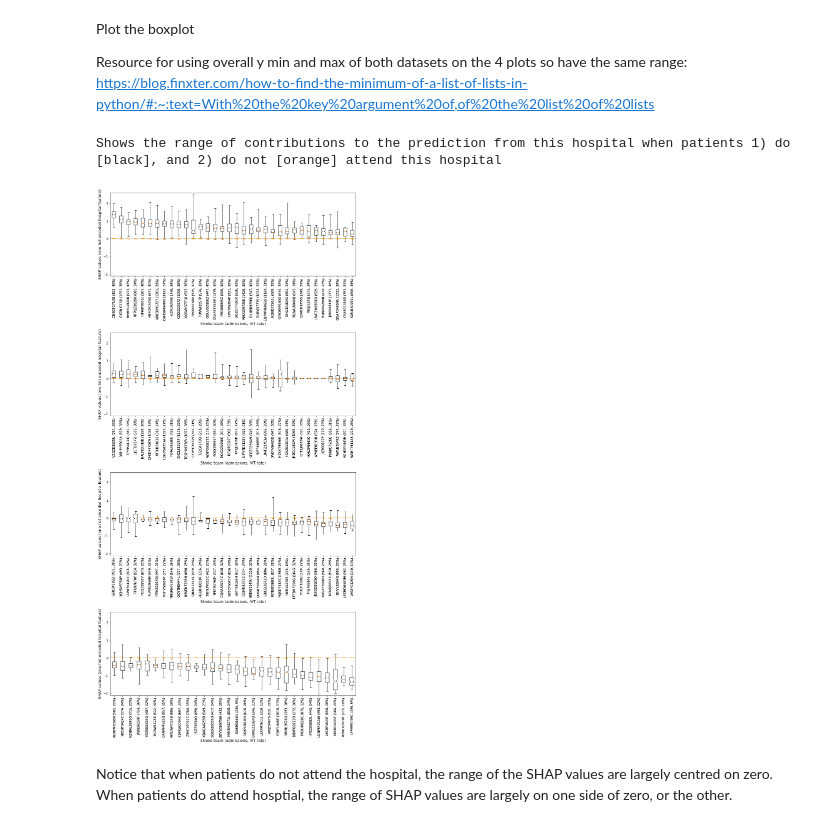
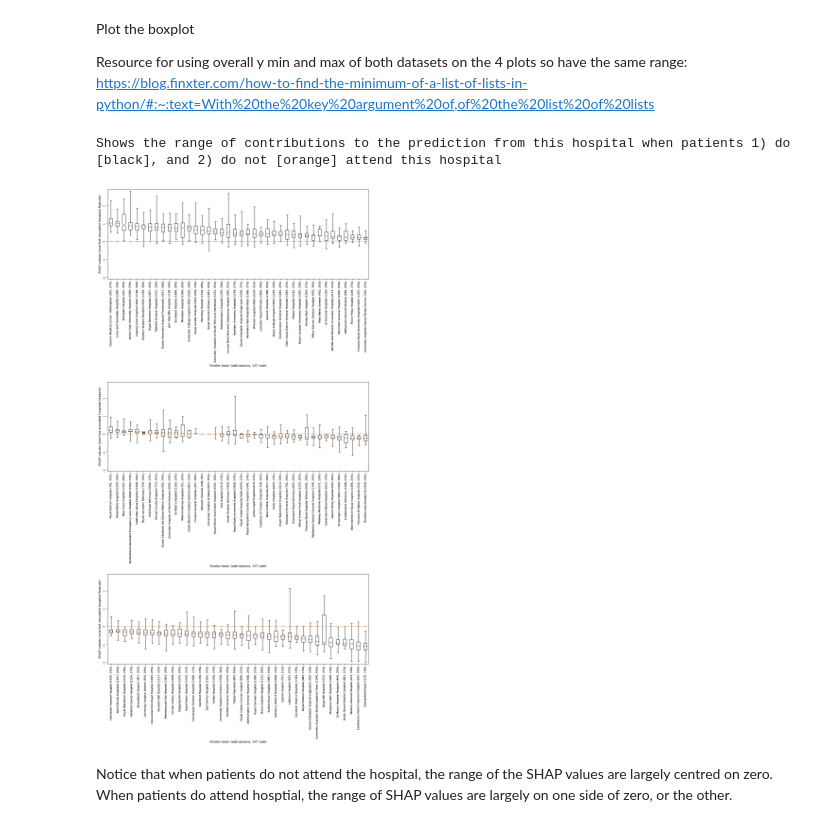
Before and after one commit to samuel-book/stroke_outcome_ml, a Jupyter notebook: xgb_7_features/200_xgb_all_data_thrombolysis_decision_hospital_shap_values.ipynb, the cells around one changed output. Cells and saved outputs as stored; diff of their text form; code cells hidden in the pictures.

```diff
--- a/xgb_7_features/200_xgb_all_data_thrombolysis_decision_hospital_shap_values.ipynb
+++ b/xgb_7_features/200_xgb_all_data_thrombolysis_decision_hospital_shap_values.ipynb
@@ -130,3 +155,5 @@ data = pd.read_csv(filename)
+# %%
+data["S2Thrombolysis"] = data["scan_to_thrombolysis_time"] > -100
 # %% [markdown]
 Keep only patients not taking AF anticoagulants (dataset already only includes patients that have an infarction)
 # %%
@@ -405,18 +450,20 @@ Firstly, to order the hospitals, create a dataframe containing the mean SHAP val
 attend_stroketeam_min = []
 attend_stroketeam_q1 = []
 attend_stroketeam_mean = []
+attend_stroketeam_median = []
 attend_stroketeam_q3 = []
 attend_stroketeam_max = []
 
 # For each hospital, store descriptive statistics of SHAP values for those
 #   instances that attend the hospital
 for h in hospital_names:
-    mask = df_hosp_shap_values['Stroke team'] == h
+    mask = df_hosp_shap_values['stroke_team'] == h
     data_stroke_team = df_hosp_shap_values[h][mask]
     q1, q3 = np.percentile(data_stroke_team, [25,75])
     attend_stroketeam_min.append(data_stroke_team.min())
     attend_stroketeam_q1.append(q1)
     attend_stroketeam_mean.append(data_stroke_team.mean())
+    attend_stroketeam_median.append(data_stroke_team.median())
     attend_stroketeam_q3.append(q3)
     attend_stroketeam_max.append(data_stroke_team.max())
 
@@ -425,11 +472,12 @@ df_hosp_shap_value_stats = pd.DataFrame(hospital_names, columns=["hospital"])
 df_hosp_shap_value_stats["shap_min"] = attend_stroketeam_min
 df_hosp_shap_value_stats["shap_q1"] = attend_stroketeam_q1
 df_hosp_shap_value_stats["shap_mean"] = attend_stroketeam_mean
+df_hosp_shap_value_stats["shap_median"] = attend_stroketeam_median
 df_hosp_shap_value_stats["shap_q3"] = attend_stroketeam_q3
 df_hosp_shap_value_stats["shap_max"] = attend_stroketeam_max
 
 # sort in descending mean SHAP value order
-df_hosp_shap_value_stats.sort_values("shap_mean", ascending=False, inplace=True)
+df_hosp_shap_value_stats.sort_values("shap_median", ascending=False, inplace=True)
 
 # show the 25 hospitals with highest SHAP values (mean of all the attended patients)
 df_hosp_shap_value_stats.head(25)
@@ -454,17 +520,17 @@ Create dataframe with admissions and thrombolysis rate per stroke team (index)
 # %%
 # Get Stroke team name, the stroke team admission numbers, and list of SHAP
 #   values for each instance that attended teh stroke team
-unique_stroketeams_list = list(set(X_combined["Stroke team"]))
+unique_stroketeams_list = list(set(X_combined["stroke_team"]))
 admissions = [X[f'team_{s}'].sum() for s in unique_stroketeams_list]
 
 df_stroketeam_ivt_adms = pd.DataFrame(unique_stroketeams_list,
-                                      columns=["Stroke team"])
+                                      columns=["stroke_team"])
 df_stroketeam_ivt_adms["Admissions"] = admissions
-df_stroketeam_ivt_adms.set_index("Stroke team", inplace=True)
+df_stroketeam_ivt_adms.set_index("stroke_team", inplace=True)
 df_stroketeam_ivt_adms.sort_values("Admissions", ascending=True, inplace=True)
 
 # Calculate IVT rate per hosptial
-hosp_ivt_rate = data.groupby(by=["Stroke team"]).mean()["Thrombolysis"]
+hosp_ivt_rate = data.groupby(by=["stroke_team"]).mean()["S2Thrombolysis"]
 
 # Join IVT rate with admissions per hosptial
 df_stroketeam_ivt_adms = df_stroketeam_ivt_adms.join(hosp_ivt_rate)
@@ -502,13 +568,13 @@ xlabel = []
 # Through hospital in defined order (as determined above)
 for h in hospital_order:
     # Attend
-    mask = df_hosp_shap_values['Stroke team'] == h
+    mask = df_hosp_shap_values['stroke_team'] == h
     attend_stroketeam_groups_ordered.append(df_hosp_shap_values[h][mask])
     # Not attend
-    mask = df_hosp_shap_values['Stroke team'] != h
+    mask = df_hosp_shap_values['stroke_team'] != h
     not_attend_stroketeam_groups_ordered.append(df_hosp_shap_values[h][mask])
     # Label
-    ivt_rate = int(df_stroketeam_ivt_adms['Thrombolysis'].loc[h] * 100)
+    ivt_rate = int(df_stroketeam_ivt_adms['S2Thrombolysis'].loc[h] * 100)
     xlabel.append(f"{h} ({df_stroketeam_ivt_adms['Admissions'].loc[h]}, "
                   f"{ivt_rate}%)")
 # %% [markdown]
@@ -521,9 +587,10 @@ print("Shows the range of contributions to the prediction from this hospital "
       "when patients 1) do [black], and 2) do not [orange] attend this "
       "hospital")
 
-# Group the hospitals into 34
+# Group the hospitals into 3 subplots
+n_subplots = 3
 st = 0
-ed = 34
+ed = round((n_hospitals/n_subplots)+1)
 inc = ed
 max_size = n_hospitals
 
@@ -541,11 +608,11 @@ ymin = ymin - yrange/50
 ymax = ymax + yrange/50
 
 # Create figure with 4 subplots
-fig = plt.figure(figsize=(12,25))
+fig = plt.figure(figsize=(12,8*n_subplots))
 
 # Create four subplots
-for subplot in range(4):
-    ax = fig.add_subplot(4,1,subplot+1)
+for subplot in range(n_subplots):
+    ax = fig.add_subplot(n_subplots,1,subplot+1)
 
     # The contribution from this hospital when patients don't attend this
     #    hospital
@@ -565,37 +632,41 @@ for subplot in range(4):
     c1 = "black"
     c2 = "black"
     c3 = "white"
     ax.boxplot(attend_stroketeam_groups_ordered[st:ed],
                labels=xlabel[st:ed],
                whis=99999, patch_artist=True, notch=True,
                boxprops=dict(facecolor=c3, color=c1),
                capprops=dict(color=c1),
                whiskerprops=dict(color=c1),
                flierprops=dict(color=c1, markeredgecolor=c1),
                meanprops=dict(color=c2))
 
-    plt.ylabel('SHAP values (one-hot encoded hospital feature)',size=12)
-    plt.xlabel('Stroke team (admissions, IVT rate)',size=12)
+    plt.gca().update(dict(xlabel='Stroke team (admissions, IVT rate)',
+                          ylabel='SHAP values (one-hot encoded hospital feature)',
+                          ))
+
+    ax.tick_params(axis='both', labelsize=8, rotation=90)
+#    plt.labelsize=12
+#    plt.xticksrotation=90
     plt.ylim(ymin, ymax)
-    plt.xticks(rotation=90)
     # Add line at Shap = 0
     plt.plot([plt.xlim()[0], plt.xlim()[1]], [0,0], c='0.8')
     st = min(st+inc,max_size)
     ed = min(ed+inc,max_size)
 
 plt.subplots_adjust(bottom=0.25, wspace=0.05)
 
 plt.tight_layout(pad=2)
 
 filename = os.path.join(paths.image_save_path,
     (paths.notebook + paths.model_text + 'individual_hosp_shap_attend_vs_notattend_boxplot.jpg'))
 
 plt.savefig(filename, dpi=300,
             bbox_inches='tight', pad_inches=0.2)
 plt.show()
 # %% [output]
 Shows the range of contributions to the prediction from this hospital when patients 1) do [black], and 2) do not [orange] attend this hospital
-[figure, old version]
+[figure, new version]
 # %% [markdown]
 Notice that when patients do not attend the hospital, the range of the SHAP values are largely centred on zero.
 When patients do attend hosptial, the range of SHAP values are largely on one side of zero, or the other.
```
Also changed, not shown: parts of 20 cells of this notebook.
